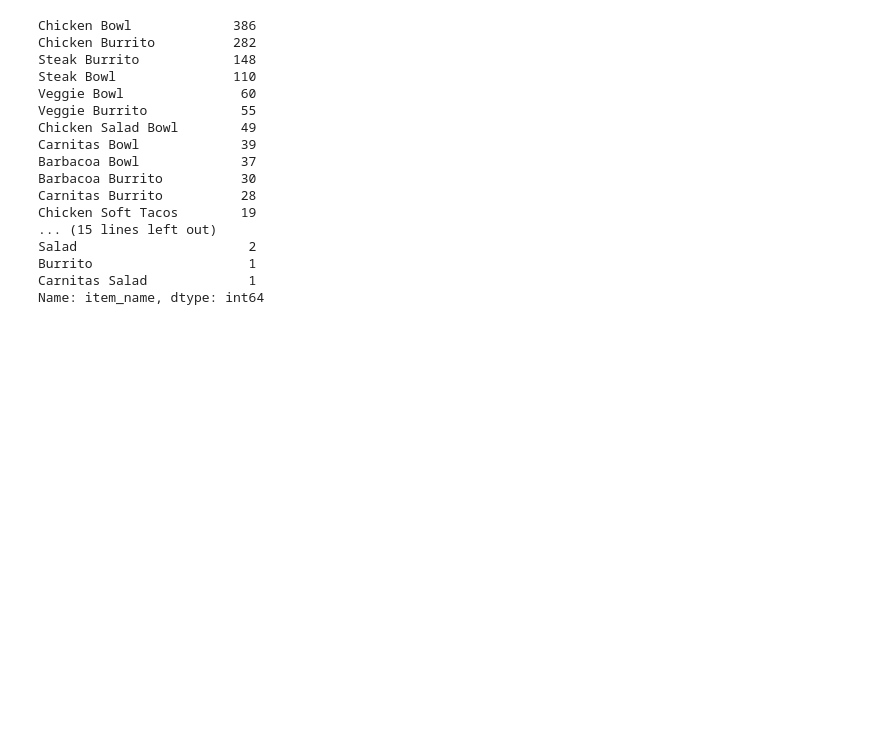
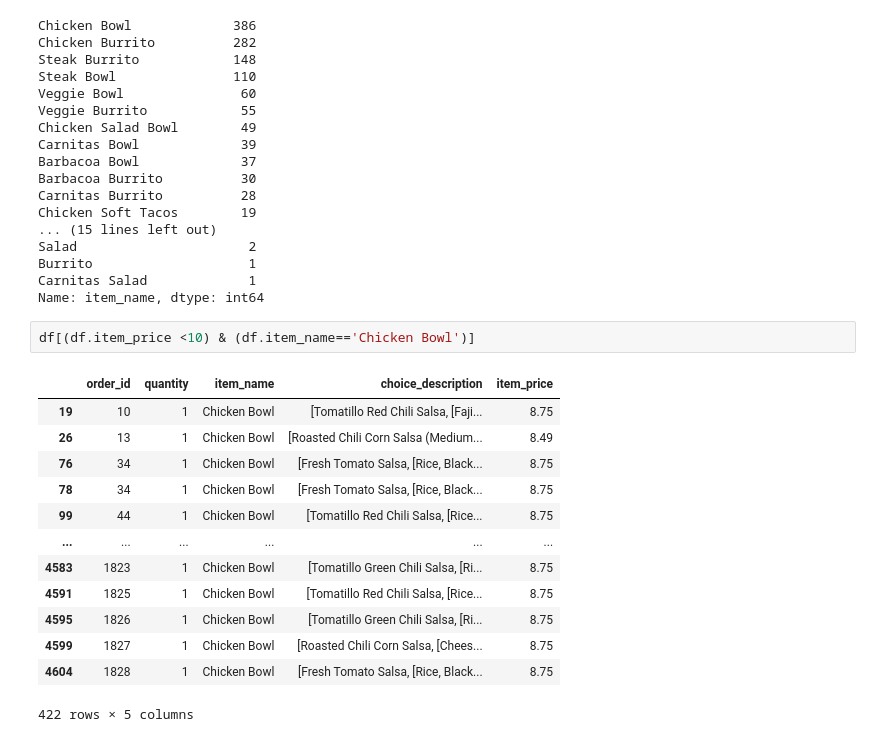
Before and after one commit to BRkavin/AL-ML-, a Jupyter notebook: AI_&_ML_.ipynb, the cells around one changed output. Cells and saved outputs as stored; diff of their text form; blank space fills up the shorter version.

```diff
--- a/AI_&_ML_.ipynb
+++ b/AI_&_ML_.ipynb
@@ -797,3 +797,19 @@ Salad                      2
 Burrito                    1
 Carnitas Salad             1
 Name: item_name, dtype: int64
+# %%
+df[(df.item_price <10) & (df.item_name=='Chicken Bowl')]
+# %% [output]
+|  | order_id | quantity | item_name | choice_description | item_price |
+| 19 | 10 | 1 | Chicken Bowl | [Tomatillo Red Chili Salsa, [Faji... | 8.75 |
+| 26 | 13 | 1 | Chicken Bowl | [Roasted Chili Corn Salsa (Medium... | 8.49 |
+| 76 | 34 | 1 | Chicken Bowl | [Fresh Tomato Salsa, [Rice, Black... | 8.75 |
+| 78 | 34 | 1 | Chicken Bowl | [Fresh Tomato Salsa, [Rice, Black... | 8.75 |
+| 99 | 44 | 1 | Chicken Bowl | [Tomatillo Red Chili Salsa, [Rice... | 8.75 |
+| ... | ... | ... | ... | ... | ... |
+| 4583 | 1823 | 1 | Chicken Bowl | [Tomatillo Green Chili Salsa, [Ri... | 8.75 |
+| 4591 | 1825 | 1 | Chicken Bowl | [Tomatillo Red Chili Salsa, [Rice... | 8.75 |
+| 4595 | 1826 | 1 | Chicken Bowl | [Tomatillo Green Chili Salsa, [Ri... | 8.75 |
+| 4599 | 1827 | 1 | Chicken Bowl | [Roasted Chili Corn Salsa, [Chees... | 8.75 |
+| 4604 | 1828 | 1 | Chicken Bowl | [Fresh Tomato Salsa, [Rice, Black... | 8.75 |
+422 rows × 5 columns
```
